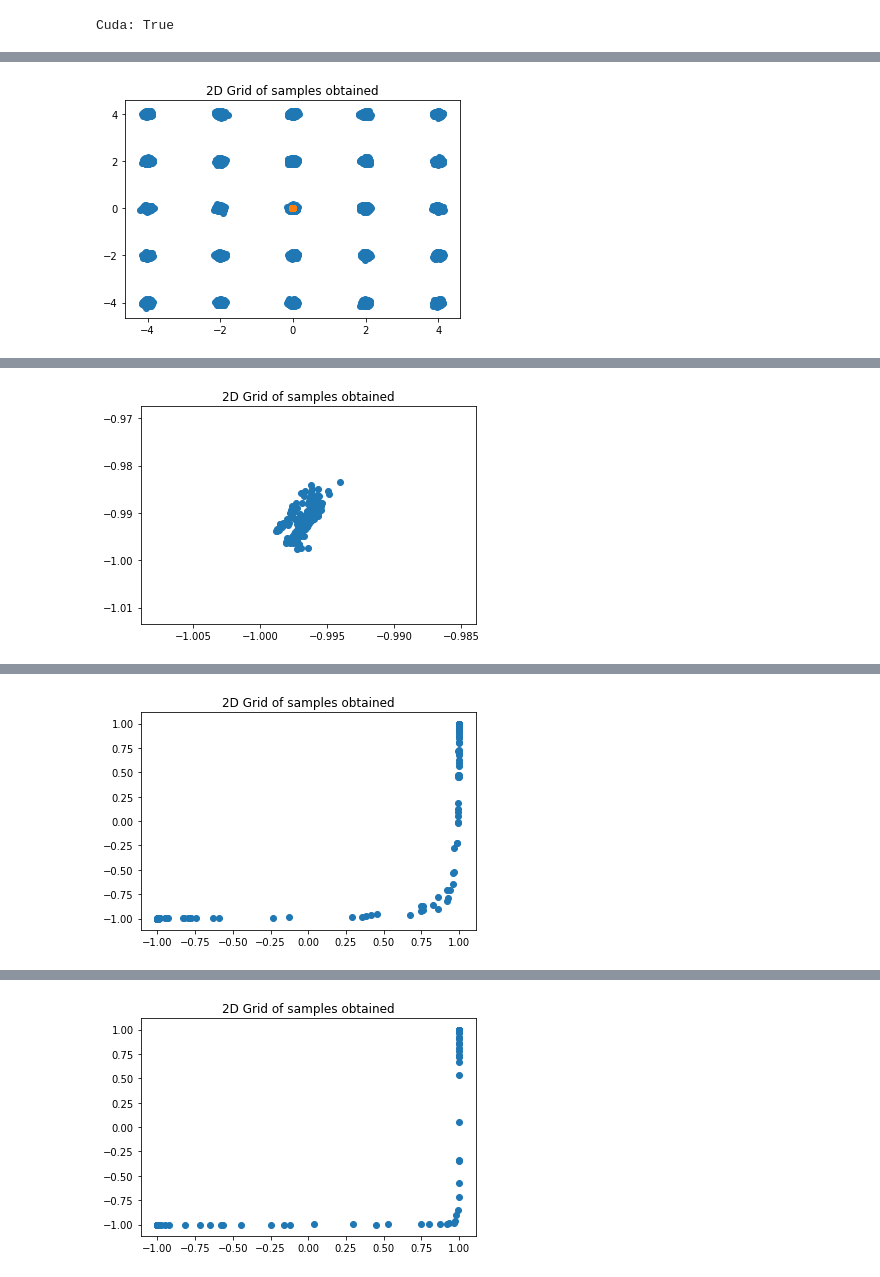
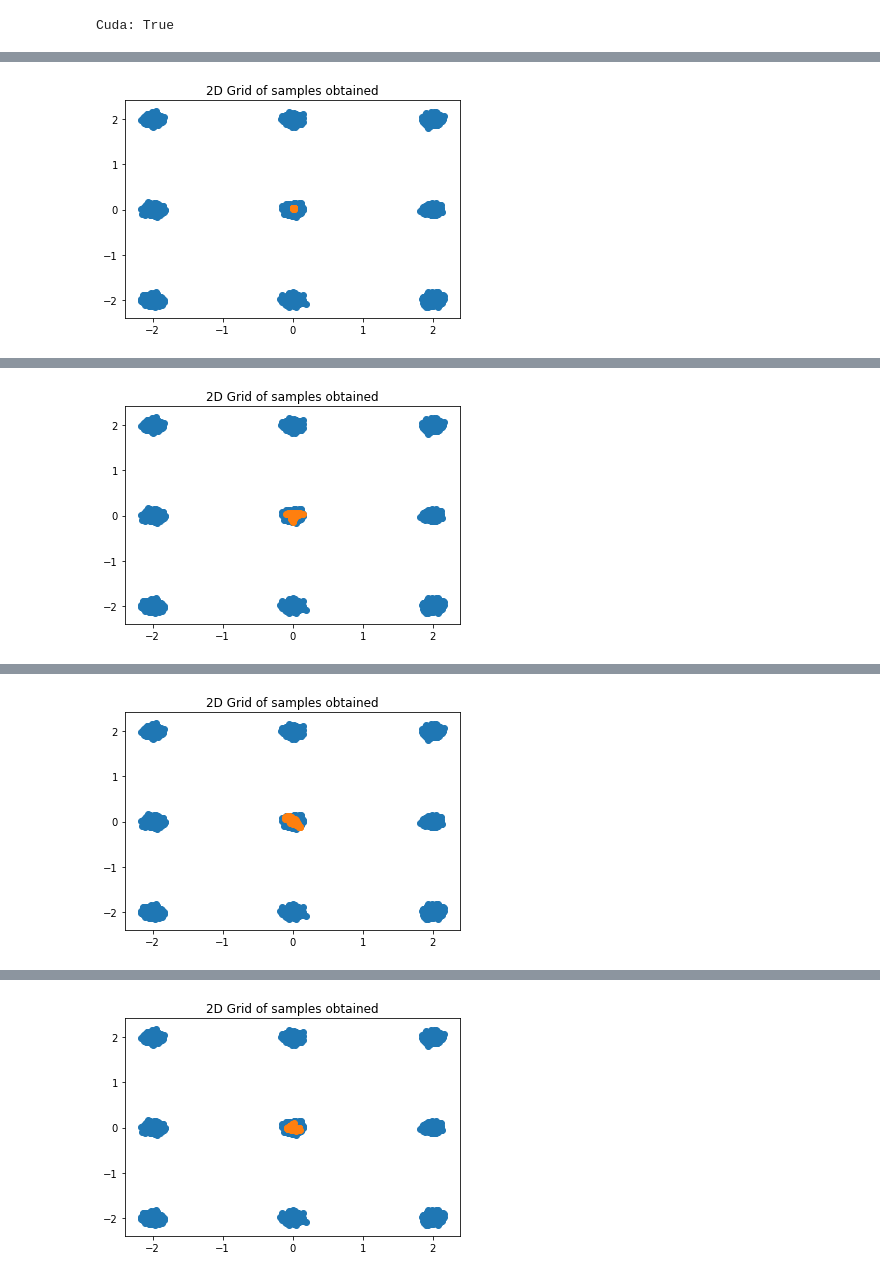
Before and after one commit to narenmanoj/summer-2018-sandbox, a Jupyter notebook: experiments/synthetic/2d_grid.ipynb, the cells around one changed output, grey strips where cells are left out. Cells and saved outputs as stored; diff of their text form; code cells hidden in the pictures.

```diff
--- a/experiments/synthetic/2d_grid.ipynb
+++ b/experiments/synthetic/2d_grid.ipynb
@@ -104,8 +104,8 @@ Tensor = torch.cuda.FloatTensor if cuda else torch.FloatTensor
 
 # experiment parameters
 num_epochs = 10000
-num_samples_per_batch = 5
-grid_length = 5
+num_samples_per_batch = 500
+grid_length = 3
 var = 0.0025
 latent_dim = 100
 
@@ -130,7 +130,6 @@ optimizer_D = torch.optim.Adam(discriminator.parameters(), lr=learning_rate, bet
 real_samples = sample_from_2dgrid(grid_length=grid_length, num_samples=num_samples)
 x = [real_samples[i][0] for i in range(num_samples)]
 y = [real_samples[i][1] for i in range(num_samples)]
-plt.scatter(x, y)
 
 # train the GAN
 for epoch in range(num_epochs):
@@ -167,21 +166,23 @@ for epoch in range(num_epochs):
     d_loss = (real_loss + fake_loss) / 2
 
     # gradient descent
+    optimizer_D.zero_grad()
     d_loss.backward()
     optimizer_D.step()
 
     # progress prints and checkpointing (checkpointing not implemented)
-    if epoch % 500 == 0:
+    if epoch % (num_epochs // 10) == 0:
         print("[Epoch %d/%d] [Discriminator Loss: %f] [Generator Loss: %f]" %
               (epoch, num_epochs, d_loss.item(), g_loss.item()))
 
-    if epoch % 500 == 0:
+    if epoch % (num_epochs // 10) == 0:
         num_samples_to_test = 200
         z = Variable(Tensor(np.random.normal(0, 1, (num_samples_to_test, latent_dim))))
         np_samples = generator(z).cpu().detach().numpy()
         x_sampled = [sample[0] for sample in np_samples]
         y_sampled = [sample[1] for sample in np_samples]
         plt.title("2D Grid of samples obtained")
+        plt.scatter(x, y)
         plt.scatter(x_sampled, y_sampled)
         plt.show()
 # %% [output]
@@ -189 +190 @@ for epoch in range(num_epochs):
-[figure, old version]
+[figure, new version]
@@ -191 +192 @@ for epoch in range(num_epochs):
-[figure, old version]
+[figure, new version]
@@ -193 +194 @@ for epoch in range(num_epochs):
-[figure, old version]
+[figure, new version]
@@ -195 +196 @@ for epoch in range(num_epochs):
-[figure, old version]
+[figure, new version]
```
Also changed, not shown: parts of 3 cells of this notebook.
